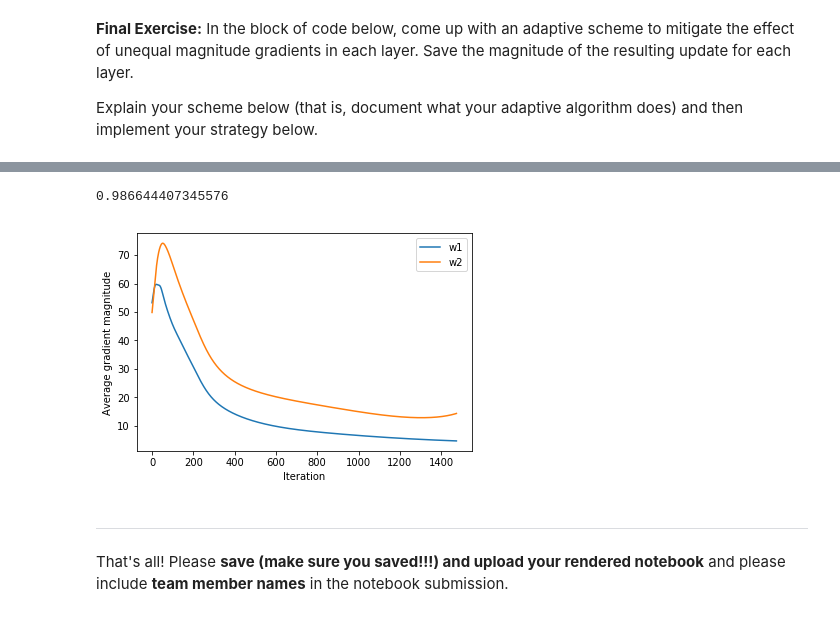
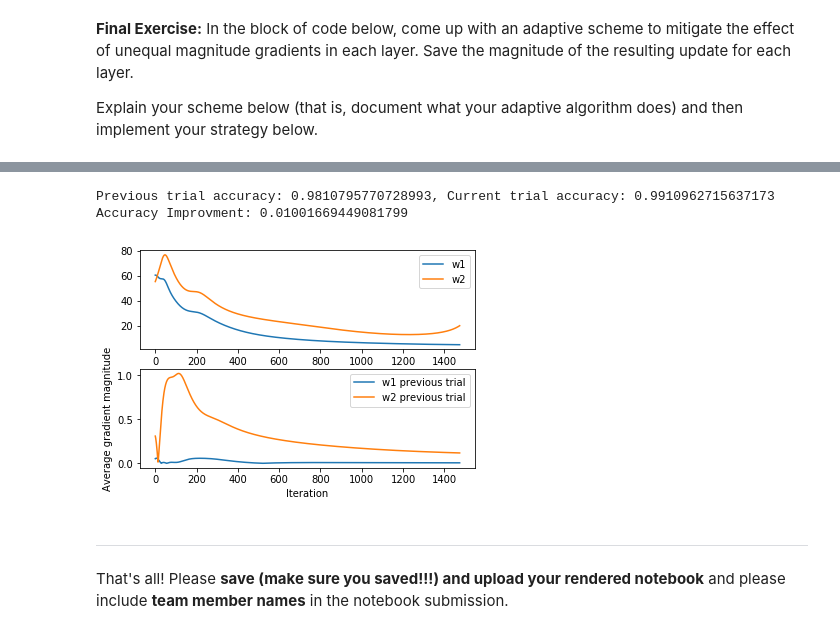
Before and after one commit to browlm13/MachineLearningICA3, a Jupyter notebook: ICA3_MachineLearning.ipynb, the cells around one changed output, grey strips where cells are left out. Drawn from its saved outputs; the diff is of its cells as text; code cells hidden in the pictures.

```diff
--- a/ICA3_MachineLearning.ipynb
+++ b/ICA3_MachineLearning.ipynb
@@ -348,5 +348,6 @@ clf.fit(X,y)
 
 from sklearn.metrics import accuracy_score
 yhat = clf.predict(X)
-accuracy_score(y,yhat)
+accuracy_score_history = accuracy_score(y,yhat)
+accuracy_score_history
 # %% [output]
@@ -391,17 +389,20 @@ For preventing unequal gradients, we decided to ...
 
 Fit a third degree polynomial to one over the average diffrence between grad1 and grad2 at each epoch, and use that polynomial as a function to damp grad2 at each step
 # %%
-start = 200 # don't start until training has balanced out
-diffs = (clf.grad_w2_[start:] - clf.grad_w1_[start:])
+# save gradient magnitude historys from trial above
+grad_w1_history, grad_w2_history = clf.grad_w1_, clf.grad_w2_
+
+start = 150 # don't take datapoints into account until training has balanced out
+diffs = (grad_w2_history[start:] - grad_w1_history[start:])
 xs = np.array(list(range(start,clf.epochs)))
 
-# p is the function to use
+# p is the coefficients of the interpolating polynomial
 p = np.polyfit(xs, diffs, 3)
 poly_fitting_points = np.polyval(p, xs)
 
 ax = plt.subplot(1,1,1)
 plt.plot(diffs, label='Gradient magnitude diffrences during training')
-plt.plot(poly_fitting_points, label='3nd degree polynomial')
+plt.plot(poly_fitting_points, label='Interpolating polynomial')
 plt.legend()
 plt.ylabel('Average gradient magnitude diffrences')
 plt.xlabel('Iteration')
@@ -451,45 +452,56 @@ class TwoLayerPerceptronNew(TwoLayerPerceptronVect):
             #    and make the eta values for each adaptive
 
 
-            # amplify grad1
-            #grad1 = grad1 * np.polyval(p, i)
+            # amplify grad1 (performs worse)
+            #amplification_coefficient = np.polyval(p, i)
+            #grad1 = amplification_coefficient * grad1
 
-            # damp grad2
+            # damp grad2 (performs better)
             damping_coefficient = 1/np.polyval(p, i)
             grad2 = damping_coefficient * grad2
 
 
             # keep track of gradient magnitudes
             self.grad_w1_[i], self.grad_w2_[i] = np.linalg.norm(grad1), np.linalg.norm(grad2)
 
             #------------------------------------------
 
             # update each matrix to minimize objective function
             self.W1 -= self.eta * grad1
             self.W2 -= self.eta * grad2
 
 
         return self
 
 
 clf2 = TwoLayerPerceptronNew(n_hidden=10, epochs=1500, eta=0.001)
 clf2.fit(X,y)
 
 from sklearn.metrics import accuracy_score
 yhat = clf2.predict(X)
-print(accuracy_score(y,yhat))
+improvment = (accuracy_score(y,yhat) - accuracy_score_history) #/accuracy_score_history
+print("Previous trial accuracy: %s, Current trial accuracy: %s" % (accuracy_score_history, accuracy_score(y,yhat) ))
+print("Accuracy Improvment: %s" % improvment)
 
-ax = plt.subplot(1,1,1)
 start = 25
-plt.plot(abs(clf2.grad_w1_[start:]), label='w1')
-plt.plot(abs(clf2.grad_w2_[start:]), label='w2')
-plt.legend()
+
+ax1 = plt.subplot(2,1,1)
+ax1.plot(abs(clf2.grad_w1_[start:]), label='w1')
+ax1.plot(abs(clf2.grad_w2_[start:]), label='w2')
+ax1.legend()
+
+ax2 = plt.subplot(2,1,2)
+ax2.plot(abs(grad_w1_history[start:]), label='w1 previous trial')
+ax2.plot(abs(grad_w2_history[start:]), label='w2 previous trial')
+ax2.legend()
+
 plt.ylabel('Average gradient magnitude')
 plt.xlabel('Iteration')
 plt.show()
 # %% [output]
-0.986644407345576
+Previous trial accuracy: 0.9810795770728993, Current trial accuracy: 0.9910962715637173
+Accuracy Improvment: 0.01001669449081799
-[figure, old version]
+[figure, new version]
 # %% [markdown]
 ________________________________________________________________________________________________________
 
```
Also changed, not shown: parts of 4 cells of this notebook.
